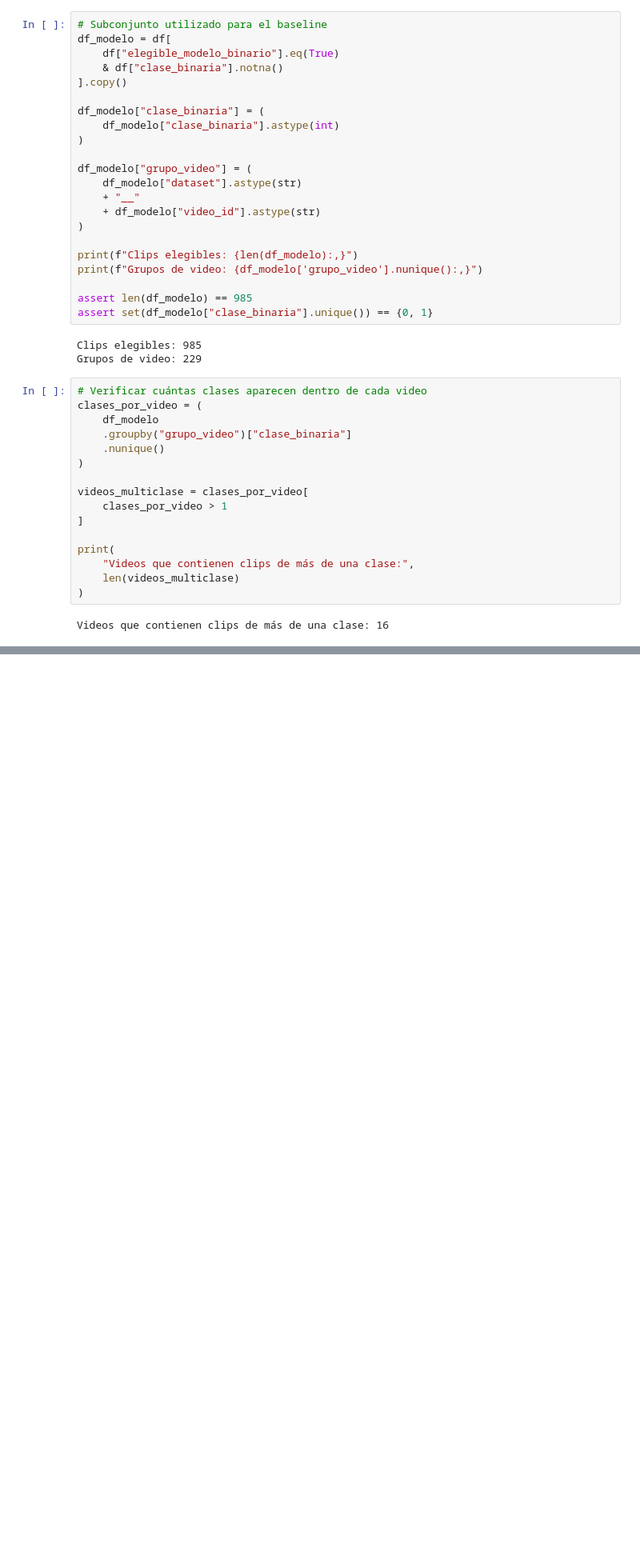
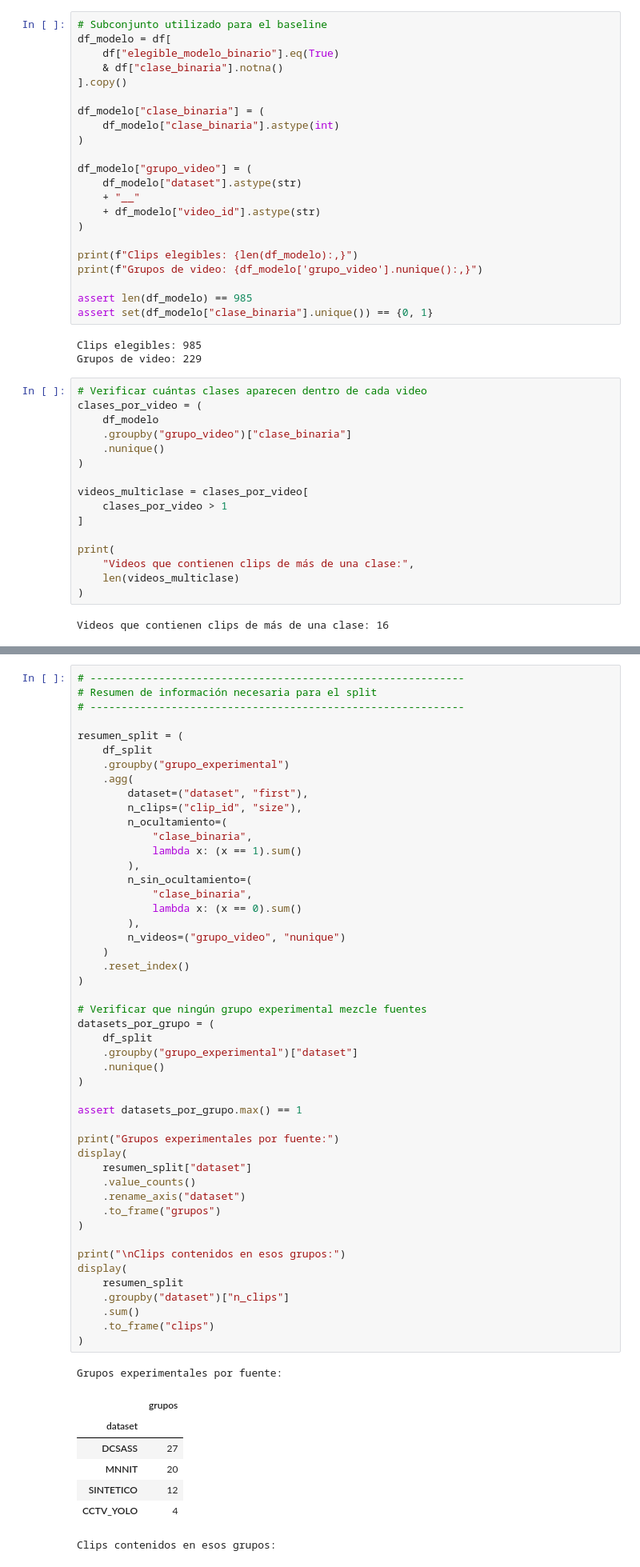
Before and after one commit to joseluistinajero/MNA---Proyecto-Integrador, a Jupyter notebook: Notebooks/Avance3_Equipo41.ipynb, the cells around one changed output, grey strips where cells are left out. Shown at 80% size. Cells and saved outputs as stored; diff of their text form; blank space fills up the shorter version.

```diff
--- a/Notebooks/Avance3_Equipo41.ipynb
+++ b/Notebooks/Avance3_Equipo41.ipynb
@@ -243,0 +713,57 @@ Videos que contienen clips de más de una clase: 16
+# %%
+# ------------------------------------------------------------
+# Resumen de información necesaria para el split
+# ------------------------------------------------------------
+
+resumen_split = (
+    df_split
+    .groupby("grupo_experimental")
+    .agg(
+        dataset=("dataset", "first"),
+        n_clips=("clip_id", "size"),
+        n_ocultamiento=(
+            "clase_binaria",
+            lambda x: (x == 1).sum()
+        ),
+        n_sin_ocultamiento=(
+            "clase_binaria",
+            lambda x: (x == 0).sum()
+        ),
+        n_videos=("grupo_video", "nunique")
+    )
+    .reset_index()
+)
+
+# Verificar que ningún grupo experimental mezcle fuentes
+datasets_por_grupo = (
+    df_split
+    .groupby("grupo_experimental")["dataset"]
+    .nunique()
+)
+
+assert datasets_por_grupo.max() == 1
+
+print("Grupos experimentales por fuente:")
+display(
+    resumen_split["dataset"]
+    .value_counts()
+    .rename_axis("dataset")
+    .to_frame("grupos")
+)
+
+print("\nClips contenidos en esos grupos:")
+display(
+    resumen_split
+    .groupby("dataset")["n_clips"]
+    .sum()
+    .to_frame("clips")
+)
+# %% [output]
+Grupos experimentales por fuente:
+|  | grupos |
+| dataset |  |
+| DCSASS | 27 |
+| MNNIT | 20 |
+| SINTETICO | 12 |
+| CCTV_YOLO | 4 |
+Clips contenidos en esos grupos:
```
Also changed, not shown: parts of 13 cells of this notebook.
